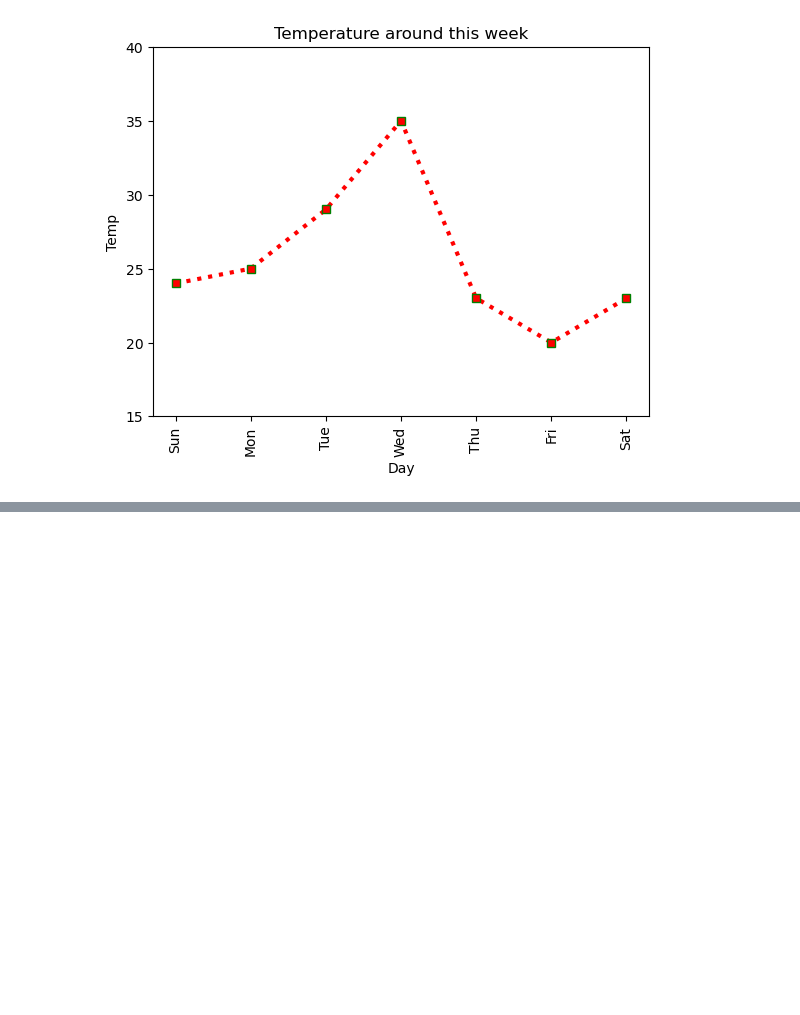
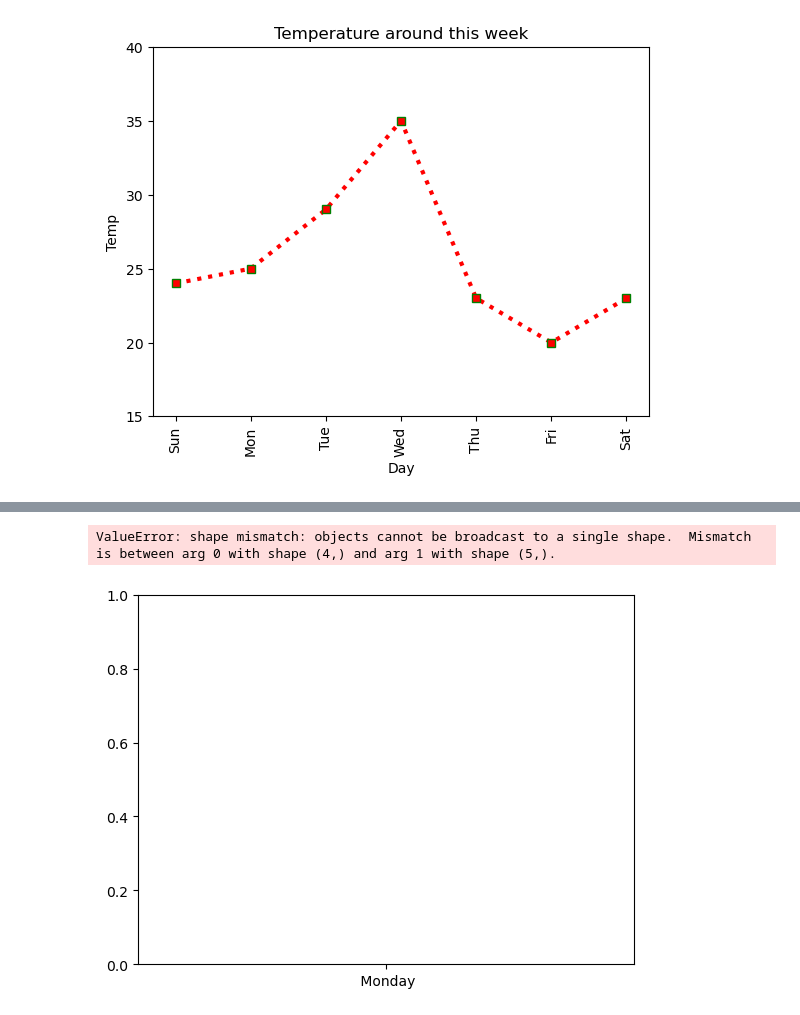
Before and after one commit to N0Z3I/01418323-Data-Science, a Jupyter notebook: test6.ipynb, the cells around one changed output, grey strips where cells are left out. Drawn from its saved outputs; the diff is of its cells as text; code cells hidden in the pictures; blank space fills up the shorter version.

```diff
--- a/test6.ipynb
+++ b/test6.ipynb
@@ -73,0 +97,7 @@ plt.plot(df['day'],df['temp2'],'o:g')
+# %%
+x = [' Monday', 'Tuesday', 'Wednesday', 'Thursday','Friday']
+y = [50,70,35,90,40]
+plt.bar(x,y,color='b',alpha = 0.5,hatch='\/-|')
+# %% [output]
+ValueError: shape mismatch: objects cannot be broadcast to a single shape.  Mismatch is between arg 0 with shape (4,) and arg 1 with shape (5,).
+[figure, added]
```
Also changed, not shown: parts of 5 cells of this notebook.
